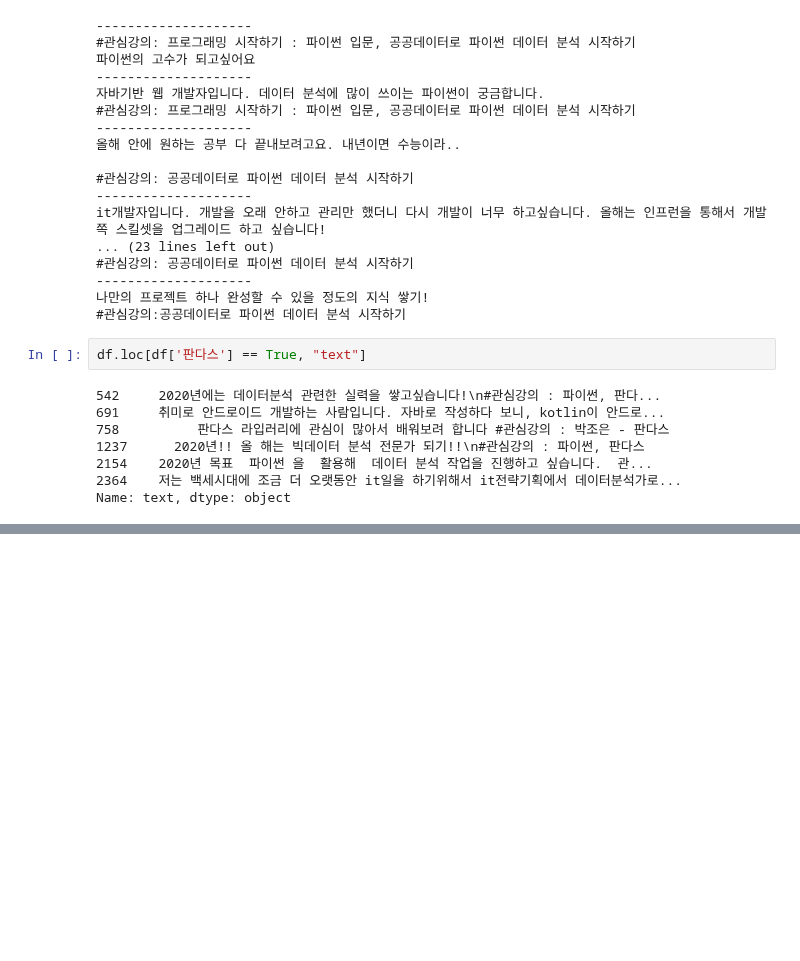
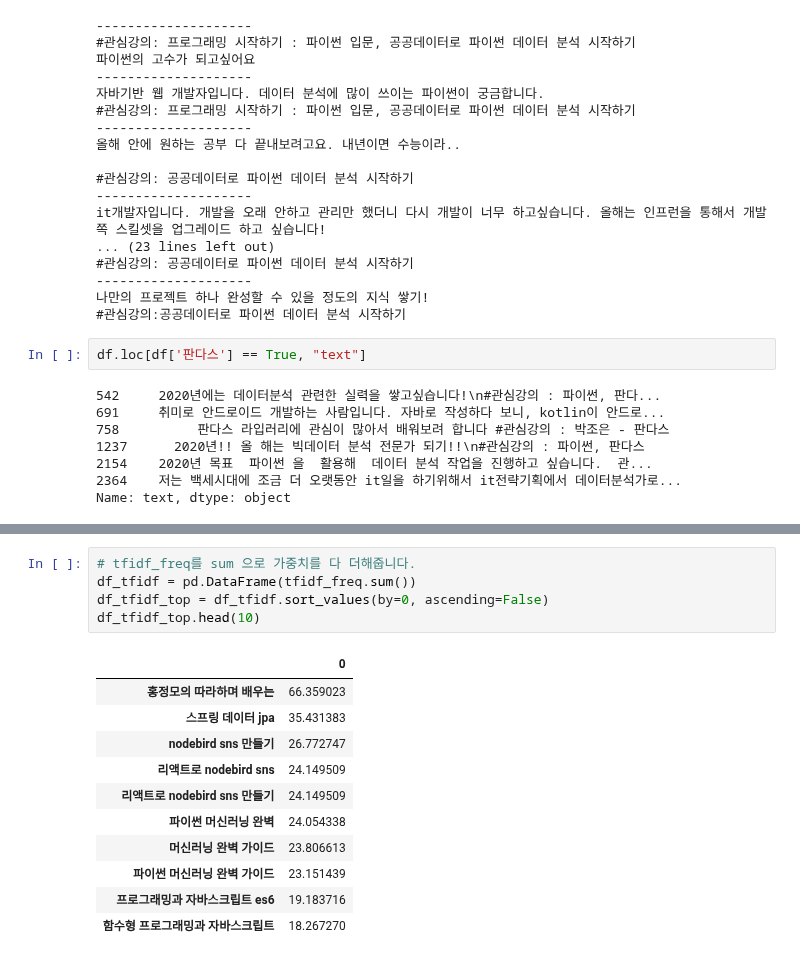
Before and after one commit to jh90k/keras_ex1, a Jupyter notebook: crawling copy.ipynb, the cells around one changed output, grey strips where cells are left out. Saved outputs shown, nothing was run; the diff lists cells and outputs as text; blank space fills up the shorter version.

```diff
--- a/crawling copy.ipynb
+++ b/crawling copy.ipynb
@@ -347,0 +496,17 @@ Name: text, dtype: object
+# %%
+# tfidf_freq를 sum 으로 가중치를 다 더해줍니다.
+df_tfidf = pd.DataFrame(tfidf_freq.sum())
+df_tfidf_top = df_tfidf.sort_values(by=0, ascending=False)
+df_tfidf_top.head(10)
+# %% [output]
+|  | 0 |
+| 홍정모의 따라하며 배우는 | 66.359023 |
+| 스프링 데이터 jpa | 35.431383 |
+| nodebird sns 만들기 | 26.772747 |
+| 리액트로 nodebird sns | 24.149509 |
+| 리액트로 nodebird sns 만들기 | 24.149509 |
+| 파이썬 머신러닝 완벽 | 24.054338 |
+| 머신러닝 완벽 가이드 | 23.806613 |
+| 파이썬 머신러닝 완벽 가이드 | 23.151439 |
+| 프로그래밍과 자바스크립트 es6 | 19.183716 |
+| 함수형 프로그래밍과 자바스크립트 | 18.267270 |
```
Also changed, not shown: parts of 25 cells of this notebook, 1 other file.
